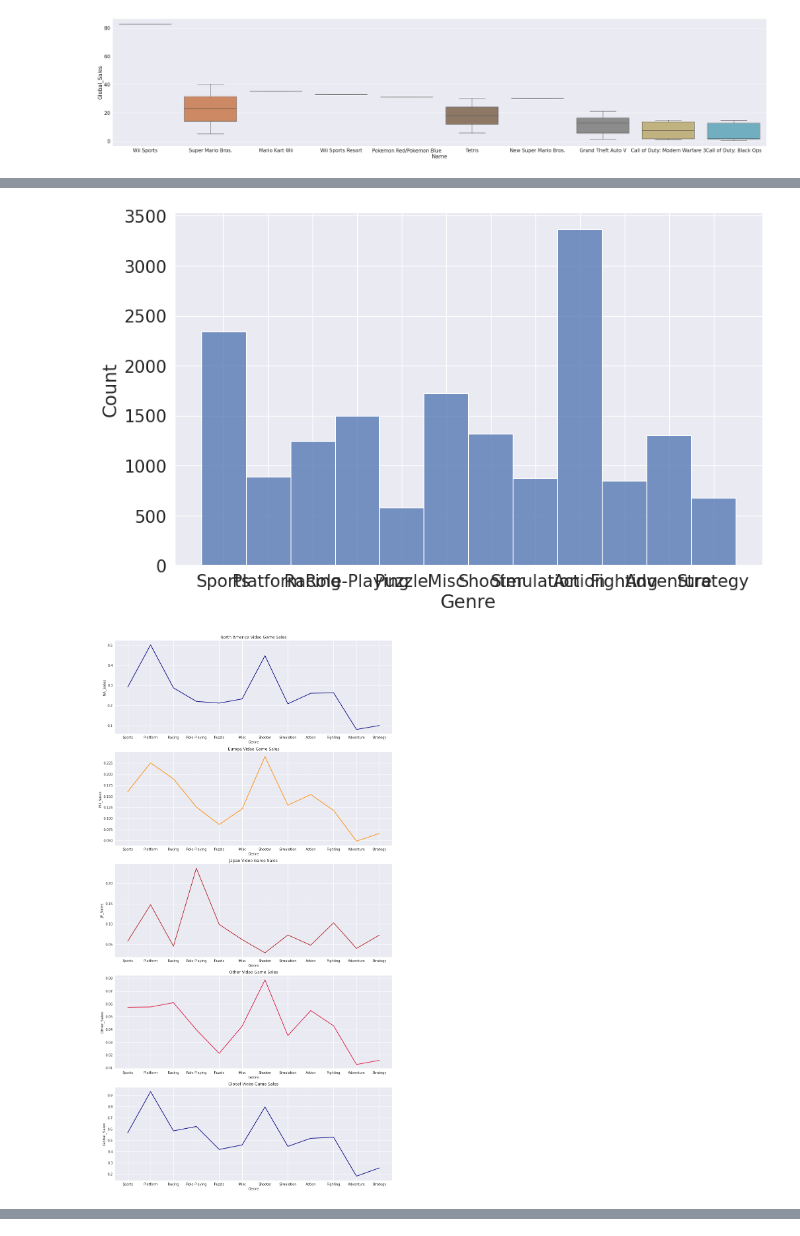
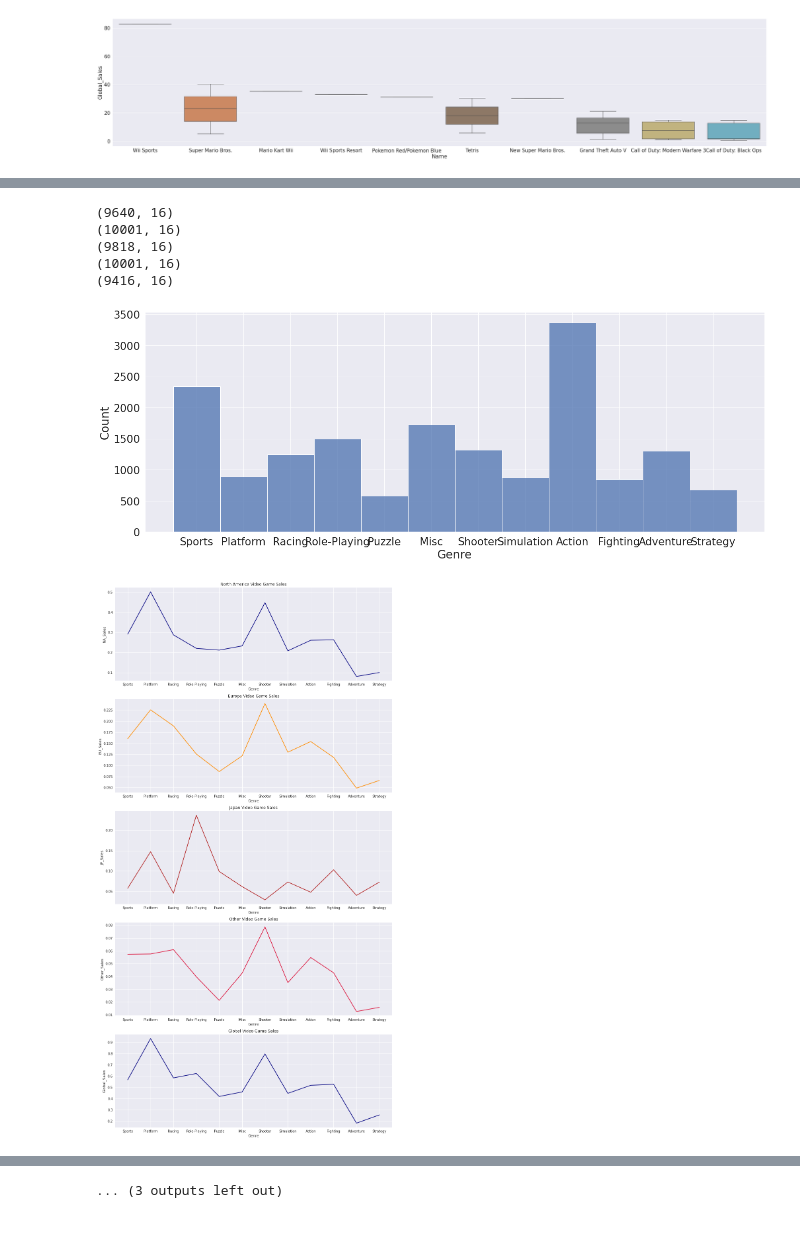
Before and after one commit to dualbricks/cyberbullying_classification, a Jupyter notebook: videoGame_EDA.ipynb, the cells around one changed output, grey strips where cells are left out. Saved outputs shown, nothing was run; the diff lists cells and outputs as text; code cells hidden in the pictures.

```diff
--- a/videoGame_EDA.ipynb
+++ b/videoGame_EDA.ipynb
@@ -142,34 +170,56 @@ data.groupby('Platform')['Other_Sales'].sum().sort_values(ascending=True).plot(k
 
 cleanedData = null_cleaning(data, ['Genre', 'Publisher'])
 cleanedGenre = cleanedData['Genre']
 
-fig, ax = plt.subplots(1,1, figsize=(13,8))
+fig, ax = plt.subplots(1,1, figsize=(22,8))
 sb.histplot(data = cleanedGenre)
 
 plt.style.use("seaborn")
 fig, ax =plt.subplots(5,1, figsize=(15,30))
+
+top_5 = Counter(cleaned_data['Genre'].tolist()).most_common(5)
+top_x, top_y = [x[0] for x in top_5], [x[1] for x in top_5]
+f = plt.figure(figsize= (20,10))
+sb.barplot(x=top_x,y=top_y, palette="deep")
 
 sb.lineplot(data=data, x = 'Genre', y = "NA_Sales", ci=None, ax=ax[0], color="navy")
 ax[0].set_title("North America Video Game Sales")
 
 sb.lineplot(data=data, x = 'Genre', y = "EU_Sales", ci=None, ax=ax[1], color="darkorange")
 ax[1].set_title("Europe Video Game Sales")
 
 sb.lineplot(data=data, x = 'Genre', y = "JP_Sales", ci=None, ax=ax[2], color="firebrick")
 ax[2].set_title("Japan Video Game Sales")
 
 sb.lineplot(data=data, x = 'Genre', y = "Other_Sales", ci=None, ax=ax[3], color="crimson")
 ax[3].set_title("Other Video Game Sales")
 
 sb.lineplot(data=data, x = 'Genre', y = "Global_Sales", ci=None, ax=ax[4], color="navy")
 ax[4].set_title("Global Video Game Sales")
 
-plt.figure(figsize=(12, 8))
+#from each region pick the top 5
+top5_genreByRegion(cleanedData,"NA_Sales")
+
+top5_genreByRegion(cleanedData,"EU_Sales")
+
+top5_genreByRegion(cleanedData,"JP_Sales")
+
+top5_genreByRegion(cleanedData,"Other_Sales")
+
+top5_genreByRegion(cleanedData,"Global_Sales")
+
+
+plt.figure(figsize=(11, 8))
 data_corr = data.corr()
 sb.heatmap(data_corr,
             xticklabels = data_corr.columns.values,
             yticklabels = data_corr.columns.values,
             annot = True);
 # %% [output]
+(9640, 16)
+(10001, 16)
+(9818, 16)
+(10001, 16)
+(9416, 16)
-[figure, old version]
+[figure, new version]
 [figure]
@@ -176,0 +235 @@ sb.heatmap(data_corr,
+... (3 outputs left out)
```
Also changed, not shown: parts of 9 cells of this notebook.
